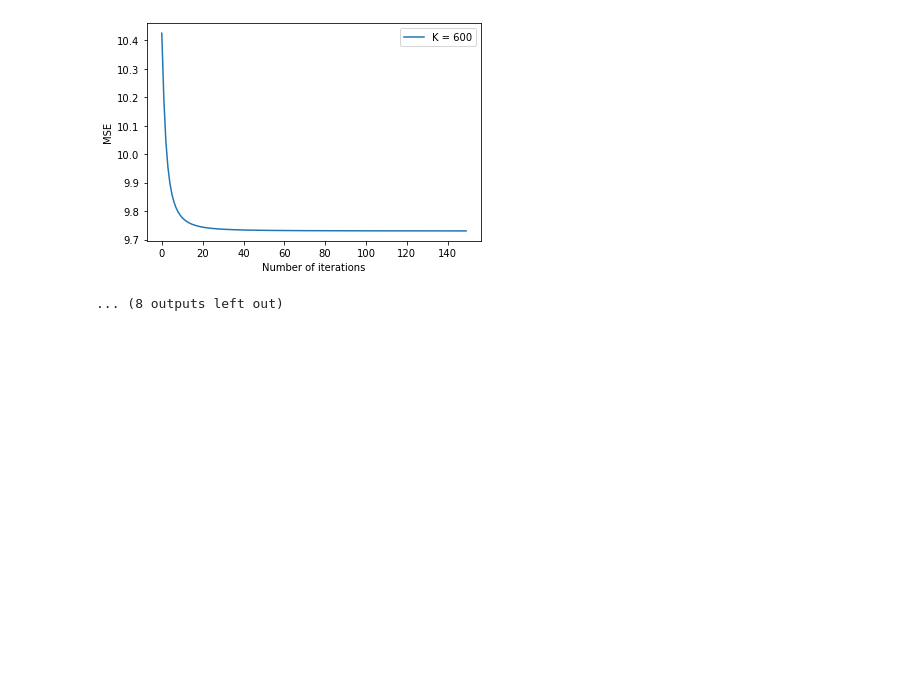
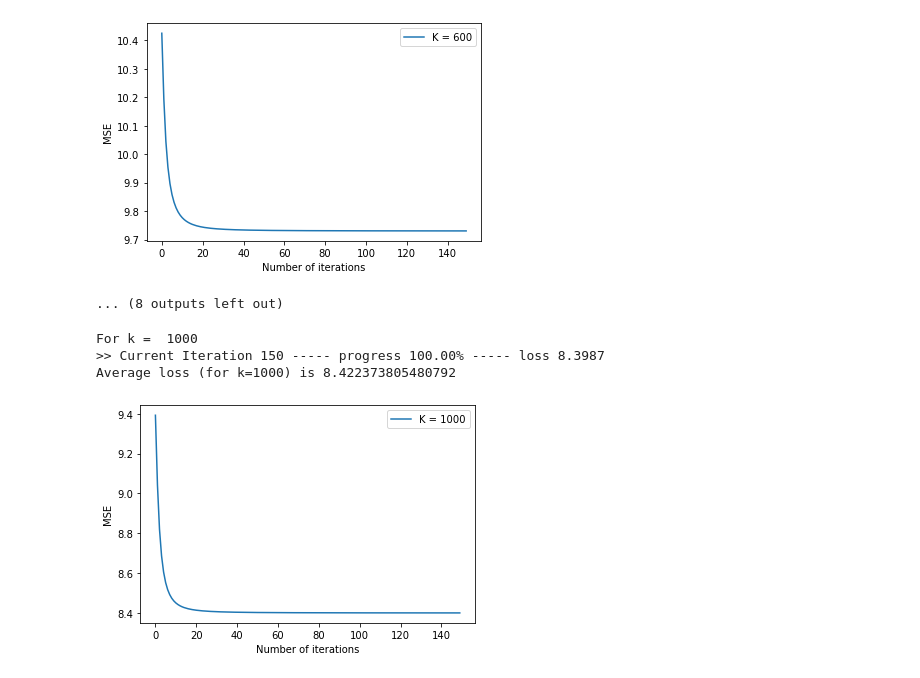
Before and after one commit to Shahriar1212/Soft-Computing, a Jupyter notebook: Matrix Factorization/170104030.ipynb, the cells around one changed output. Cells and saved outputs as stored; diff of their text form; code cells hidden in the pictures; blank space fills up the shorter version.

```diff
--- a/Matrix Factorization/170104030.ipynb
+++ b/Matrix Factorization/170104030.ipynb
@@ -107,6 +107,12 @@ def train(k_list, n_iter):
 
         print("\nAverage loss (for k={}) is {}".format(K, (loss_sum/n_iter)))
         plot(loss_list, K)
+
+        with open('Matrix_U.npy', 'wb') as f:
+            np.save(f, U)
+        with open('Matrix_V.npy', 'wb') as f:
+            np.save(f, V)
+
         loss_list.clear()
 # %%
 train([5,25,50,100,500], 100)
@@ -159,3 +165,10 @@ For k =  600
 Average loss (for k=600) is 9.748756654145646
 [figure]
 ... (8 outputs left out)
+# %%
+train([1000], 150)
+# %% [output]
+For k =  1000
+>> Current Iteration 150 ----- progress 100.00% ----- loss 8.3987
+Average loss (for k=1000) is 8.422373805480792
+[figure, added]
```
Also changed, not shown: parts of 6 cells of this notebook.
